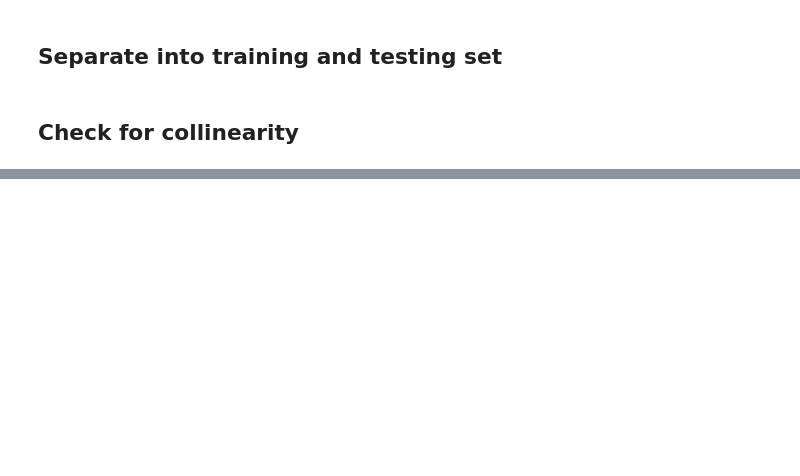
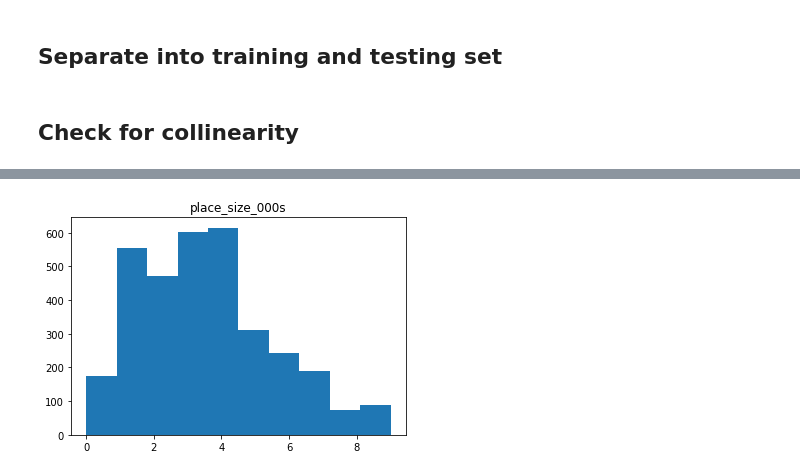
Before and after one commit to SmellsLikeCake/predicting-divorce, a Jupyter notebook: Predicting-Divorce-draft.ipynb, the cells around one changed output, grey strips where cells are left out. Saved outputs shown, nothing was run; the diff lists cells and outputs as text; code cells hidden in the pictures; blank space fills up the shorter version.

```diff
--- a/Predicting-Divorce-draft.ipynb
+++ b/Predicting-Divorce-draft.ipynb
@@ -1384,0 +1604,8 @@ plt.show()
+# %%
+## This looks better
+
+plt.hist(np.log(x_train.loc[:, 'place_size_000s']+1))
+plt.title('place_size_000s')
+plt.show()
+# %% [output]
+[figure, added]
```
Also changed, not shown: parts of 82 cells of this notebook.
